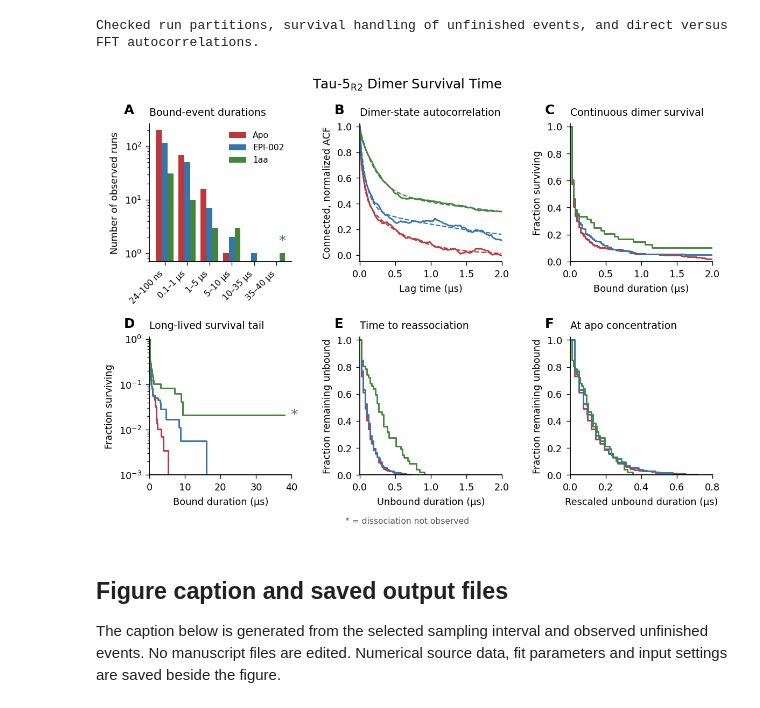
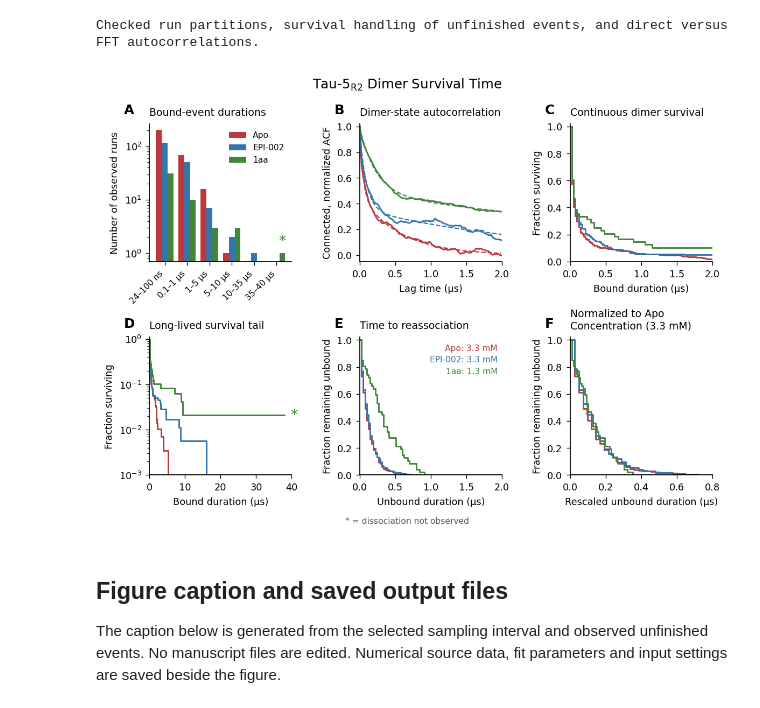
Before and after one commit to paulrobustelli/Zhu_Sisk_AR_oligomers_2025, a Jupyter notebook: dissociation_kinetics.ipynb, the cells around one changed output. Drawn from its saved outputs; the diff is of its cells as text; code cells hidden in the pictures.

Commit message:
Label apo normalization and annotate system concentrations in Figure S2

```diff
--- a/dissociation_kinetics.ipynb
+++ b/dissociation_kinetics.ipynb
@@ -268,7 +268,7 @@ fig,axes=plt.subplots(2,3,figsize=(7.3,5.4),dpi=160)
 ax=axes.ravel()
 fig.suptitle(r"Tau-5$_{\mathrm{R2}}$ Dimer Survival Time",fontsize=11,y=.985)
 titles=["Bound-event durations","Dimer-state autocorrelation","Continuous dimer survival",
-        "Long-lived survival tail","Time to reassociation","At apo concentration"]
+        "Long-lived survival tail","Time to reassociation",f"Normalized to Apo\nConcentration ({reference_concentration*1000:.1f} mM)"]
 # Restore the short-event category automatically for higher-resolution reruns.
 edge_candidates=np.array([.01,.1,1,5,10,35,40])
 edges=np.r_[DT_US,edge_candidates[edge_candidates>DT_US]]
@@ -304,34 +304,39 @@ for i,(name,r) in enumerate(results.items()):
         if kind=="bound":
             for t_end in curve["durations"][~curve["transitions"]]:
                 value=curve["y"][np.searchsorted(curve["x"],t_end,side="right")-1]
                 ax[panel].annotate("*", xy=(t_end,value), xytext=(5,0),
                                    textcoords="offset points", ha="left", va="center",
                                    color=color, fontsize=12, annotation_clip=True)
 for i,a in enumerate(ax):
     a.set_title(titles[i],loc="left",fontsize=8.5,pad=7)
     a.text(-.18,1.07,"ABCDEF"[i],transform=a.transAxes,fontweight="bold",fontsize=11)
     a.tick_params(direction="out",length=3,width=.6)
     if i>=2:
         a.set_ylabel("Fraction surviving" if i in [2,3] else "Fraction remaining unbound")
         a.set_ylim(0,1.02)
 ax[0].set(yscale="log",ylabel="Number of observed runs")
 ax[0].set_ylim(bottom=.7)
 ax[0].set_xticks(np.arange(len(labels)))
 ax[0].set_xticklabels(labels,rotation=45,ha="right",fontsize=7)
 ax[0].legend(frameon=False,fontsize=7)
 ax[1].set(xlim=(0,ACF_FIT_MAX_US),ylim=(-.05,1.02),xlabel="Lag time (µs)",ylabel="Connected, normalized ACF")
 ax[2].set(xlim=(0,PLOT_BOUND_INITIAL_US),xlabel="Bound duration (µs)")
 ax[3].set(yscale="log",ylim=(1e-3,1.1),xlim=(0,max(PLOT_BOUND_TAIL_US,max_bound*1.03)),xlabel="Bound duration (µs)")
 ax[4].set(xlim=(0,PLOT_UNBOUND_US),xlabel="Unbound duration (µs)")
+for i,(name,r) in enumerate(results.items()):
+    ax[4].text(.97,.95-i*.085,
+               f"{name}: {r['concentration_M'].mean()*1000:.1f} mM",
+               transform=ax[4].transAxes,ha="right",va="top",
+               fontsize=7,color=r["config"]["color"])
 ax[5].set(xlim=(0,PLOT_NORMALIZED_UNBOUND_US),xlabel="Rescaled unbound duration (µs)")
 fig.subplots_adjust(left=.09,right=.985,bottom=.13,top=.885,wspace=.48,hspace=.55)
 fig.text(.5,.025,"* = dissociation not observed",ha="center",fontsize=7,color="#555555")
 for extension in ["pdf","svg","png"]:
     fig.savefig(OUTPUT_DIR/f"Figure_S2.{extension}",dpi=600)
 save_rows("histogram_counts.csv",histogram_rows)
 plt.show()
 # %% [output]
-[figure, old version]
+[figure, new version]
 # %% [markdown]
 ## Figure caption and saved output files
 The caption below is generated from the selected sampling interval and observed unfinished events. No manuscript files are edited. Numerical source data, fit parameters and input settings are saved beside the figure.
```
